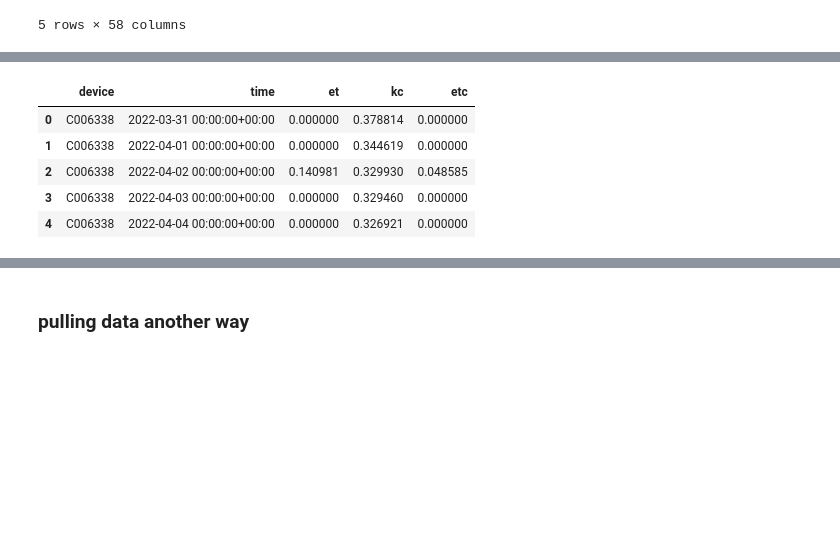
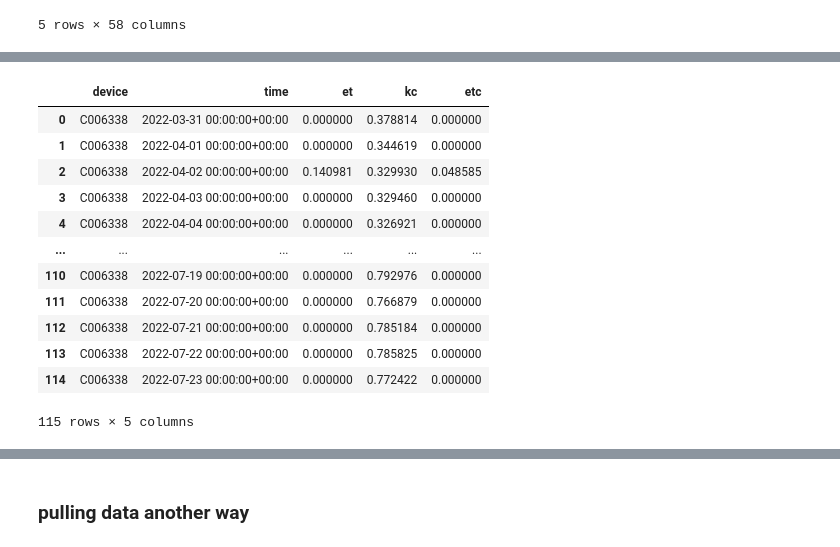
Before and after one commit to Arable/data-check, a Jupyter notebook: ET_bug.ipynb, the cells around one changed output, grey strips where cells are left out. Drawn from its saved outputs; the diff is of its cells as text; code cells hidden in the pictures; blank space fills up the shorter version.

```diff
--- a/ET_bug.ipynb
+++ b/ET_bug.ipynb
@@ -159,14 +157,21 @@ daily = get_data_prod(f"""
         and time <= '{end}'
         """)
 # %%
-daily[['device', 'time', 'et','kc', 'etc']])
+daily[['device', 'time', 'et','kc', 'etc']]
 # %% [output]
 |  | device | time | et | kc | etc |
 | 0 | C006338 | 2022-03-31 00:00:00+00:00 | 0.000000 | 0.378814 | 0.000000 |
 | 1 | C006338 | 2022-04-01 00:00:00+00:00 | 0.000000 | 0.344619 | 0.000000 |
 | 2 | C006338 | 2022-04-02 00:00:00+00:00 | 0.140981 | 0.329930 | 0.048585 |
 | 3 | C006338 | 2022-04-03 00:00:00+00:00 | 0.000000 | 0.329460 | 0.000000 |
 | 4 | C006338 | 2022-04-04 00:00:00+00:00 | 0.000000 | 0.326921 | 0.000000 |
+| ... | ... | ... | ... | ... | ... |
+| 110 | C006338 | 2022-07-19 00:00:00+00:00 | 0.000000 | 0.792976 | 0.000000 |
+| 111 | C006338 | 2022-07-20 00:00:00+00:00 | 0.000000 | 0.766879 | 0.000000 |
+| 112 | C006338 | 2022-07-21 00:00:00+00:00 | 0.000000 | 0.785184 | 0.000000 |
+| 113 | C006338 | 2022-07-22 00:00:00+00:00 | 0.000000 | 0.785825 | 0.000000 |
+| 114 | C006338 | 2022-07-23 00:00:00+00:00 | 0.000000 | 0.772422 | 0.000000 |
+115 rows × 5 columns
 # %%
 sorted_hourly.loc[sorted_hourly["time"].between('2022-07-15', '2022-07-22')]
 daily_filtered = daily.loc[daily['time'].between('2022-07-15', '2022-07-22')]
```
Also changed, not shown: parts of 17 cells of this notebook.
